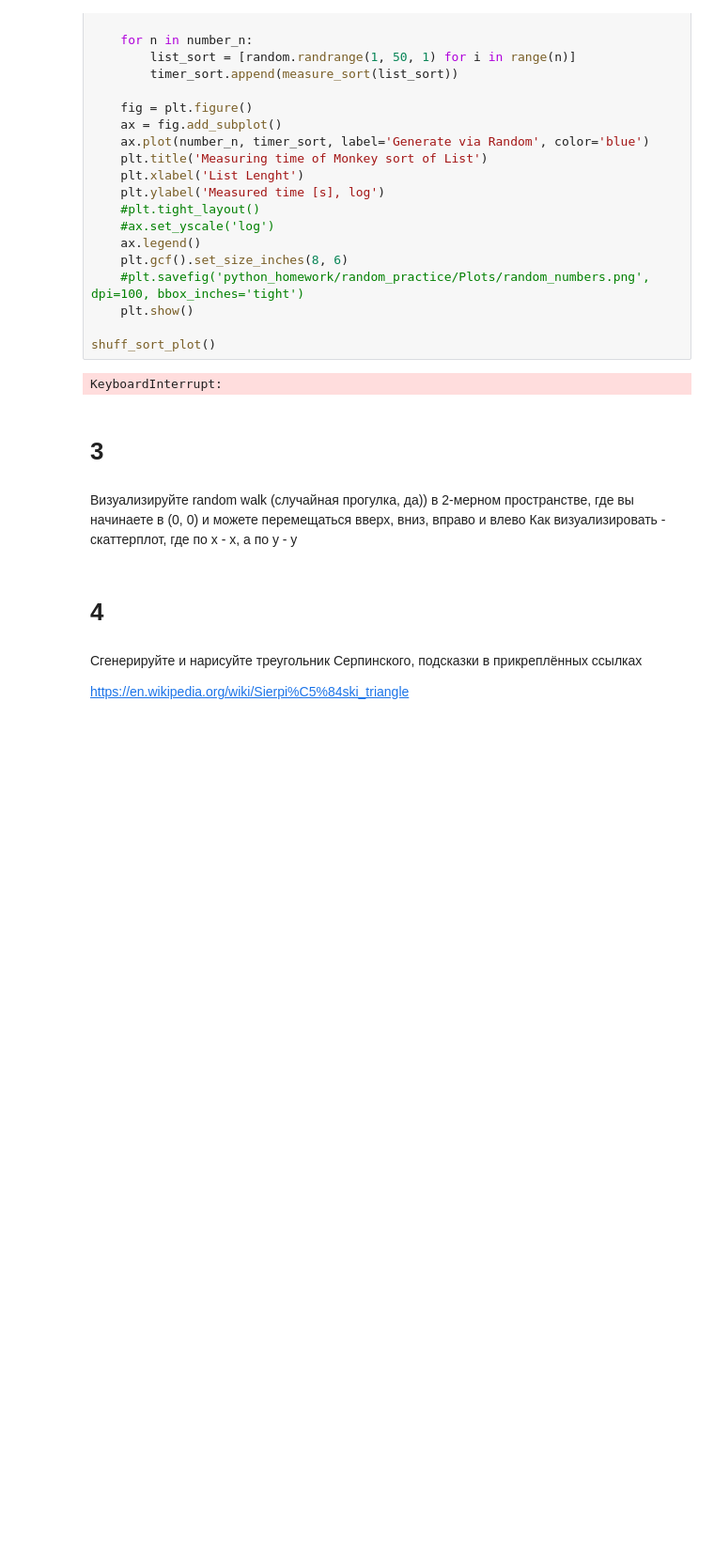
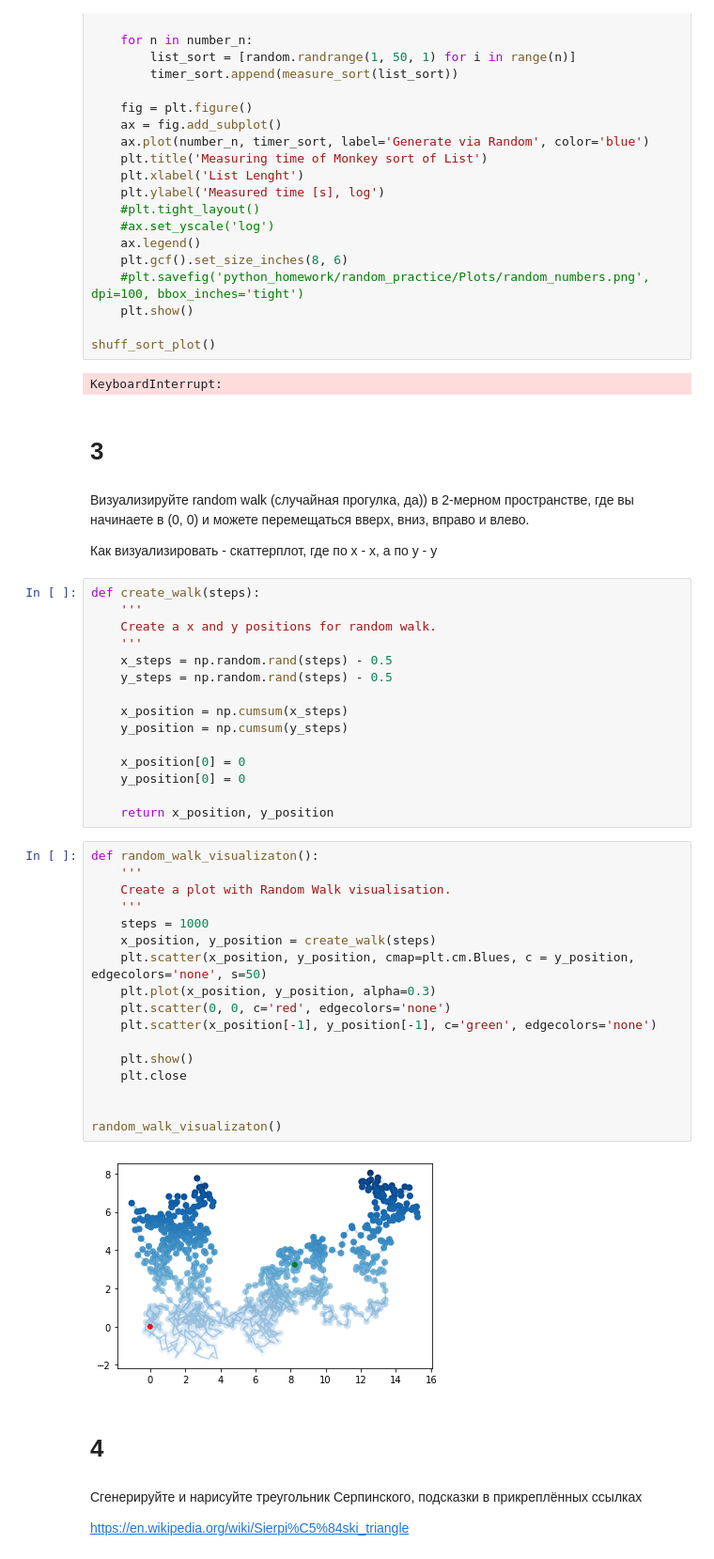
Before and after one commit to Freddsle/BI_2021_Python, a Jupyter notebook: python_homework/random_practice/random_practice.ipynb, the cells around one changed output. Shown at 94% size. Saved outputs shown, nothing was run; the diff lists cells and outputs as text; blank space fills up the shorter version.

```diff
--- a/python_homework/random_practice/random_practice.ipynb
+++ b/python_homework/random_practice/random_practice.ipynb
@@ -173,7 +173,43 @@ KeyboardInterrupt:
 # %% [markdown]
 # 3
 # %% [markdown]
-Визуализируйте random walk (случайная прогулка, да)) в 2-мерном пространстве, где вы начинаете в (0, 0) и можете перемещаться вверх, вниз, вправо и влево Как визуализировать - скаттерплот, где по x - x, а по y - y
+Визуализируйте random walk (случайная прогулка, да)) в 2-мерном пространстве, где вы начинаете в (0, 0) и можете перемещаться вверх, вниз, вправо и влево.
+
+Как визуализировать - скаттерплот, где по x - x, а по y - y
+# %%
+def create_walk(steps):
+    '''
+    Create a x and y positions for random walk.
+    '''
+    x_steps = np.random.rand(steps) - 0.5
+    y_steps = np.random.rand(steps) - 0.5
+
+    x_position = np.cumsum(x_steps)
+    y_position = np.cumsum(y_steps)
+
+    x_position[0] = 0
+    y_position[0] = 0
+
+    return x_position, y_position
+# %%
+def random_walk_visualizaton():
+    '''
+    Create a plot with Random Walk visualisation.
+    '''
+    steps = 1000
+    x_position, y_position = create_walk(steps)
+    plt.scatter(x_position, y_position, cmap=plt.cm.Blues, c = y_position, edgecolors='none', s=50)
+    plt.plot(x_position, y_position, alpha=0.3)
+    plt.scatter(0, 0, c='red', edgecolors='none')
+    plt.scatter(x_position[-1], y_position[-1], c='green', edgecolors='none')
+
+    plt.show()
+    plt.close
+
+
+random_walk_visualizaton()
+# %% [output]
+[figure, added]
 # %% [markdown]
 # 4
 # %% [markdown]
```
Also changed, not shown: parts of 1 cell of this notebook, 2 other files.
